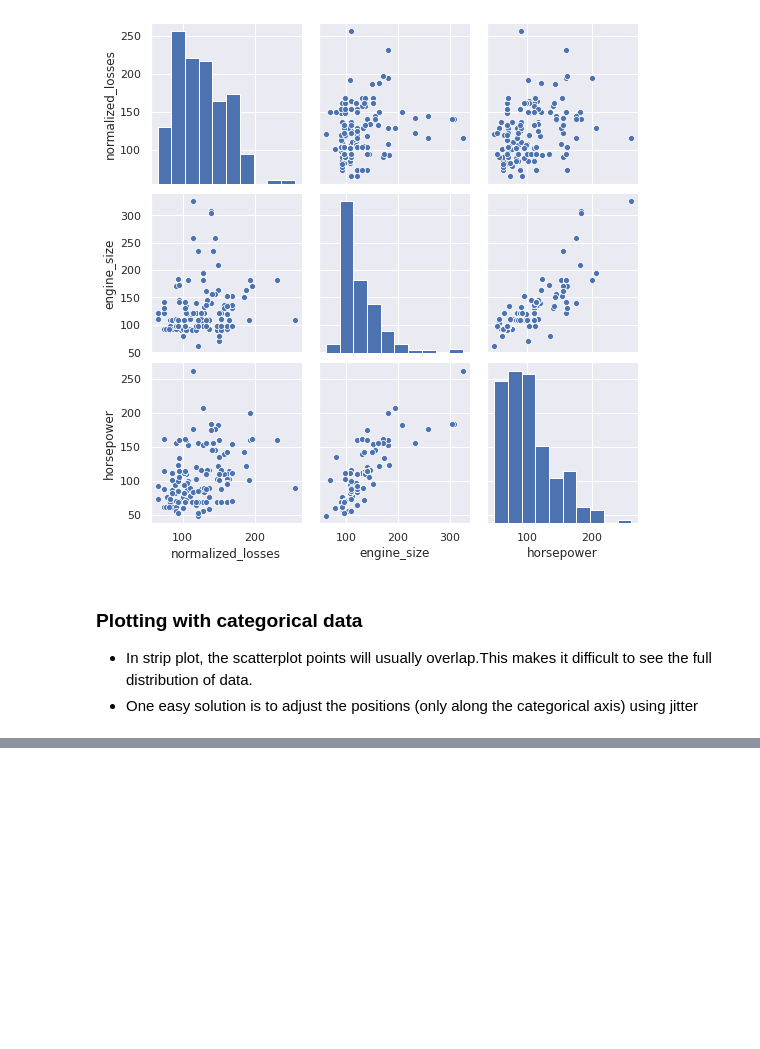
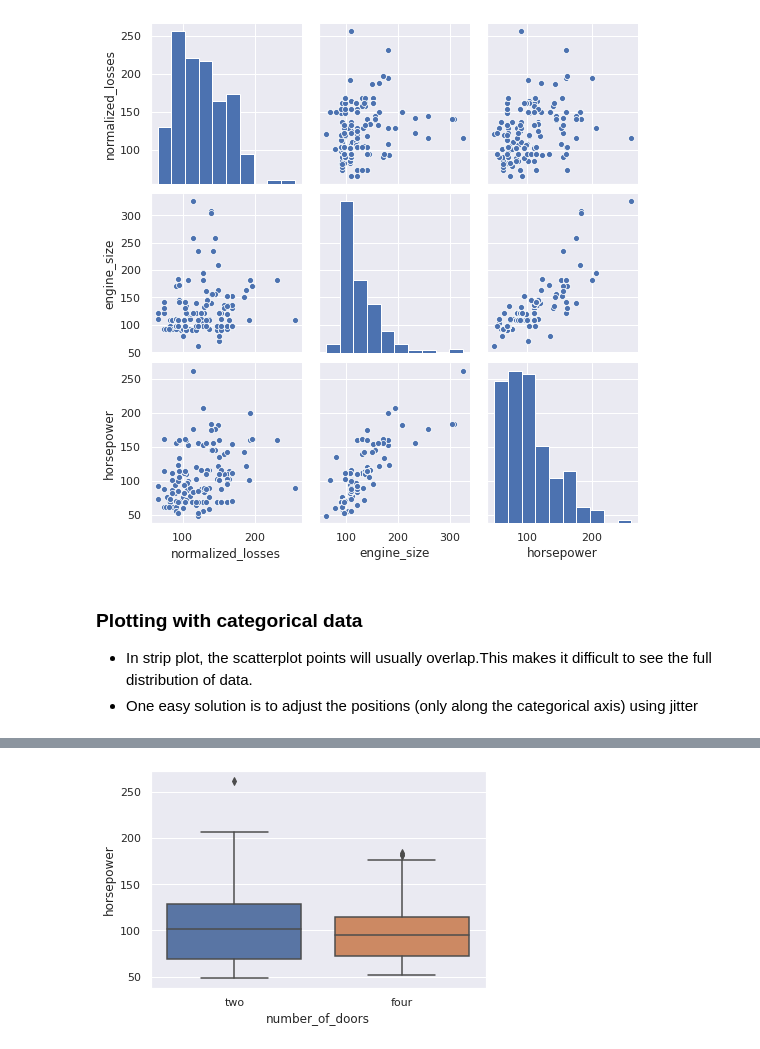
Before and after one commit to Iamsbharti/ML-AI, a Jupyter notebook: visualization/visulaization_p.ipynb, the cells around one changed output, grey strips where cells are left out. Cells and saved outputs as stored; diff of their text form; code cells hidden in the pictures; blank space fills up the shorter version.

```diff
--- a/visualization/visulaization_p.ipynb
+++ b/visualization/visulaization_p.ipynb
@@ -87,0 +98,4 @@ sns.stripplot(auto['fuel_type'],auto['horsepower'],jitter=True);
+# %%
+sns.boxplot(auto['number_of_doors'],auto['horsepower']);
+# %% [output]
+[figure, added]
```
Also changed, not shown: parts of 9 cells of this notebook.
